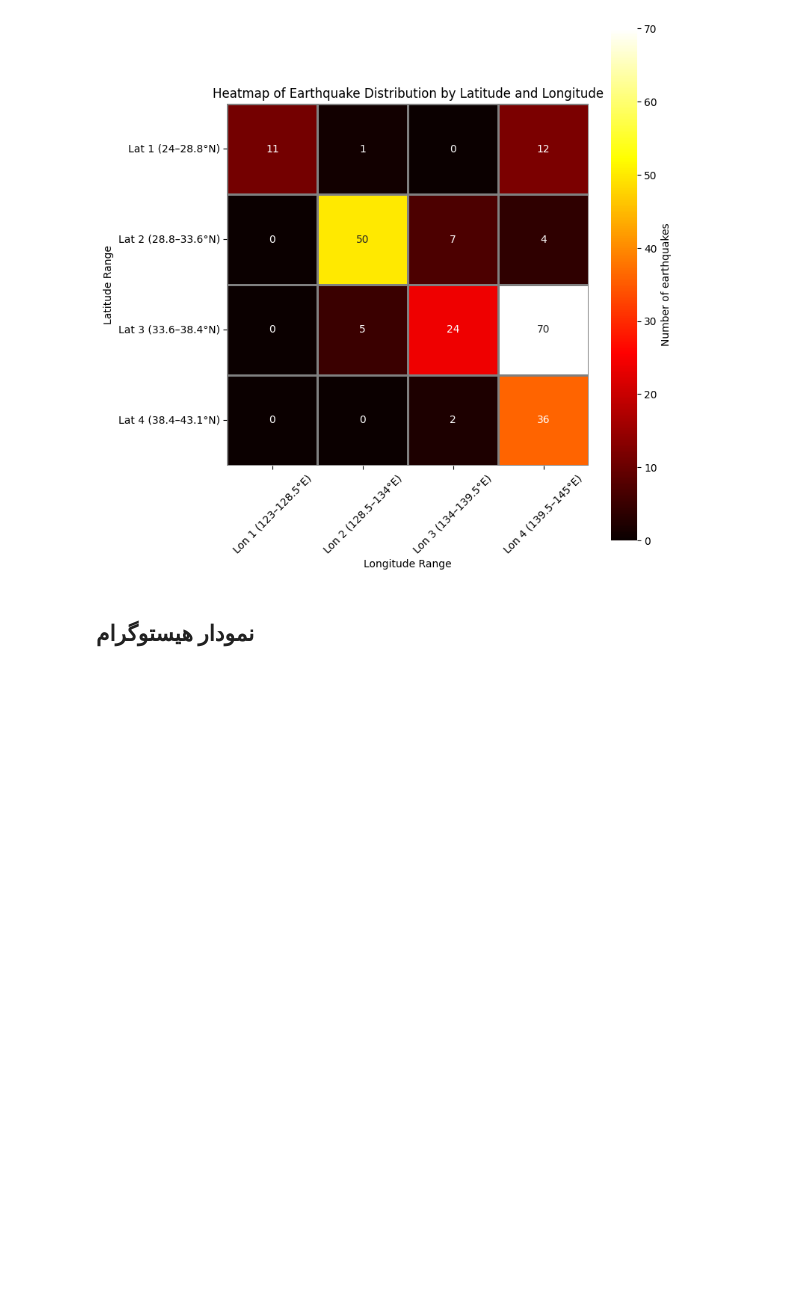
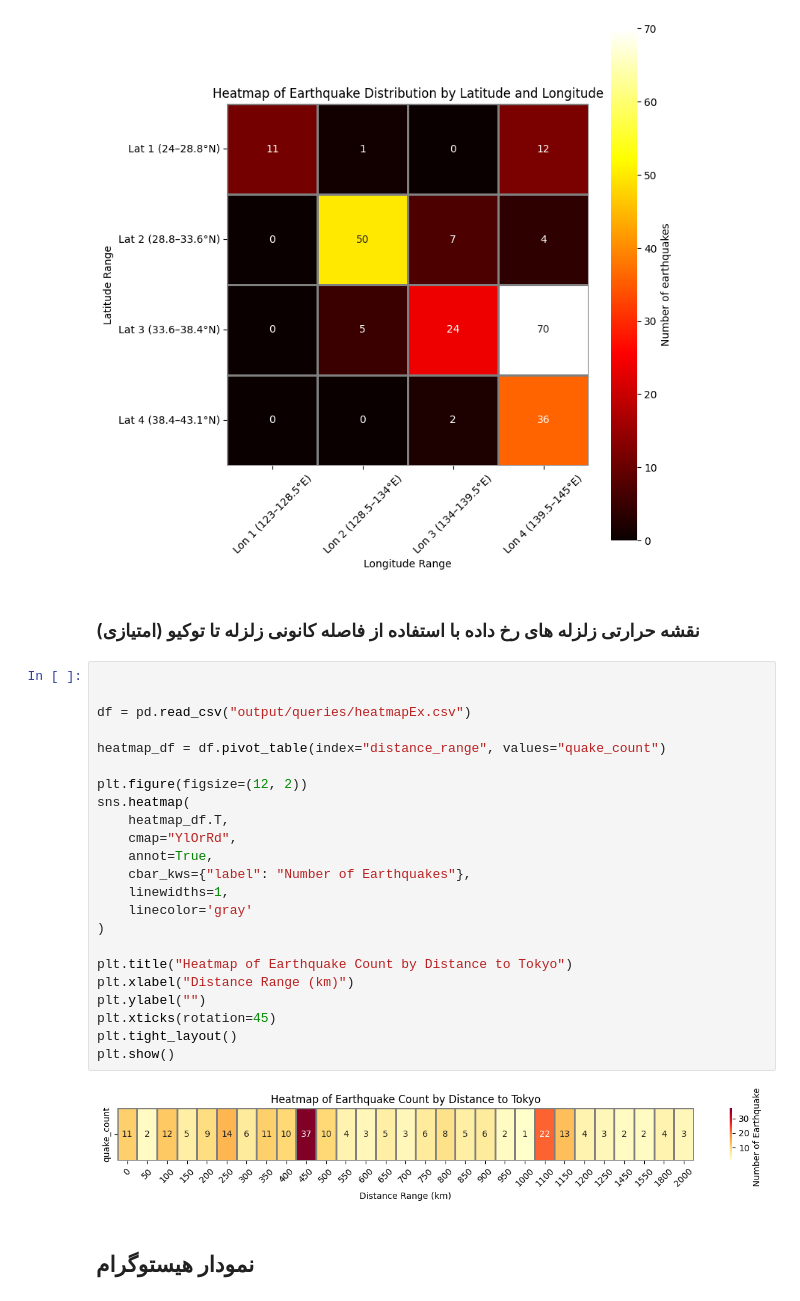
Before and after one commit to rezp8/earthquakeDataAnalysis, a Jupyter notebook: Drawing diagrams.ipynb, the cells around one changed output. Cells and saved outputs as stored; diff of their text form; blank space fills up the shorter version.

Commit message:
diagrams with matplotlib
diagrams with matplotlib

```diff
--- a/Drawing diagrams.ipynb
+++ b/Drawing diagrams.ipynb
@@ -99,6 +99,33 @@ plt.tight_layout()
 plt.show()
 # %% [output]
 [figure]
+# %% [markdown]
+### نقشه حرارتی زلزله های رخ داده با استفاده از فاصله کانونی زلزله تا توکیو (امتیازی)
+# %%
+
+
+df = pd.read_csv("output/queries/heatmapEx.csv")
+
+heatmap_df = df.pivot_table(index="distance_range", values="quake_count")
+
+plt.figure(figsize=(12, 2))
+sns.heatmap(
+    heatmap_df.T,
+    cmap="YlOrRd",
+    annot=True,
+    cbar_kws={"label": "Number of Earthquakes"},
+    linewidths=1,
+    linecolor='gray'
+)
+
+plt.title("Heatmap of Earthquake Count by Distance to Tokyo")
+plt.xlabel("Distance Range (km)")
+plt.ylabel("")
+plt.xticks(rotation=45)
+plt.tight_layout()
+plt.show()
+# %% [output]
+[figure, added]
 # %% [markdown]
 ## نمودار هیستوگرام
 # %% [markdown]
```
